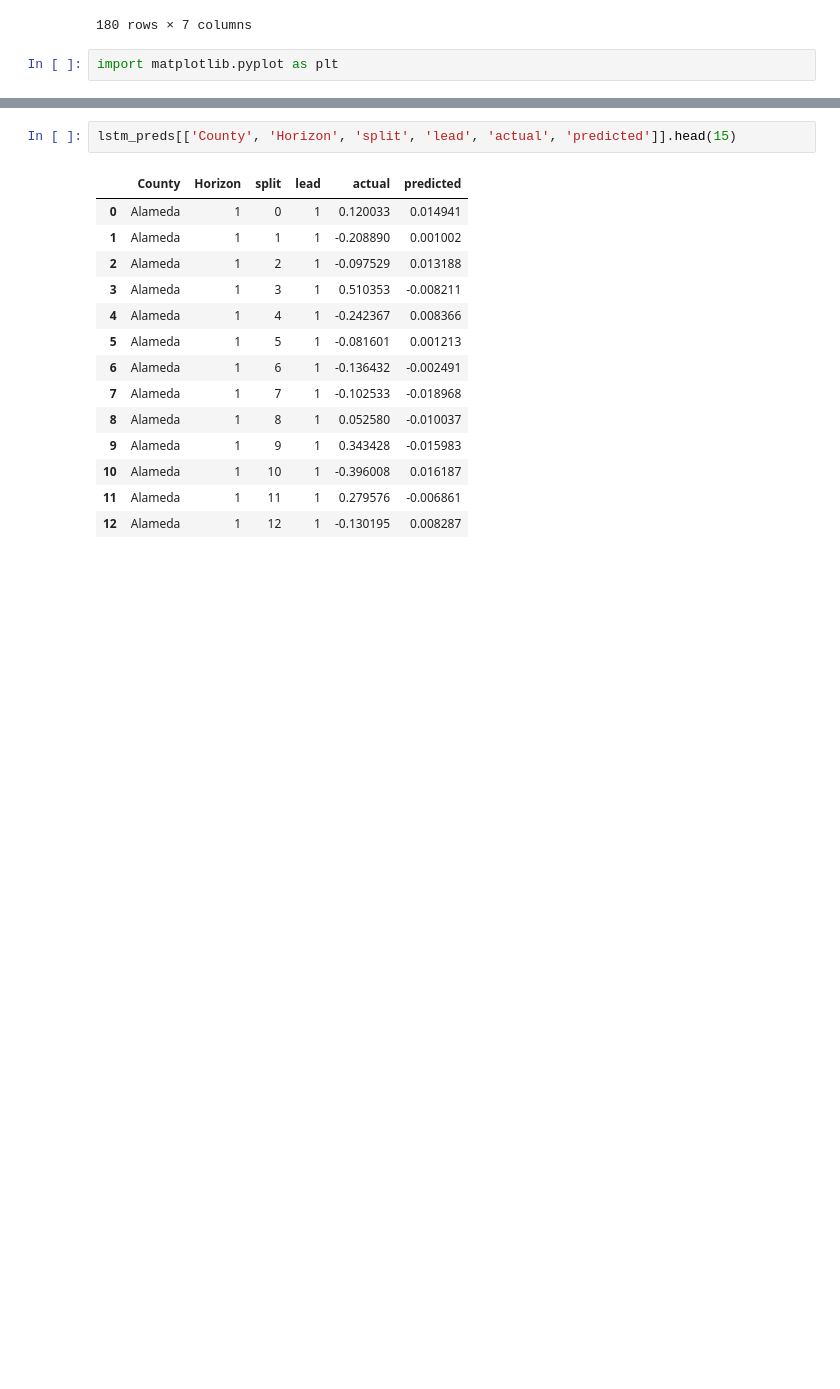
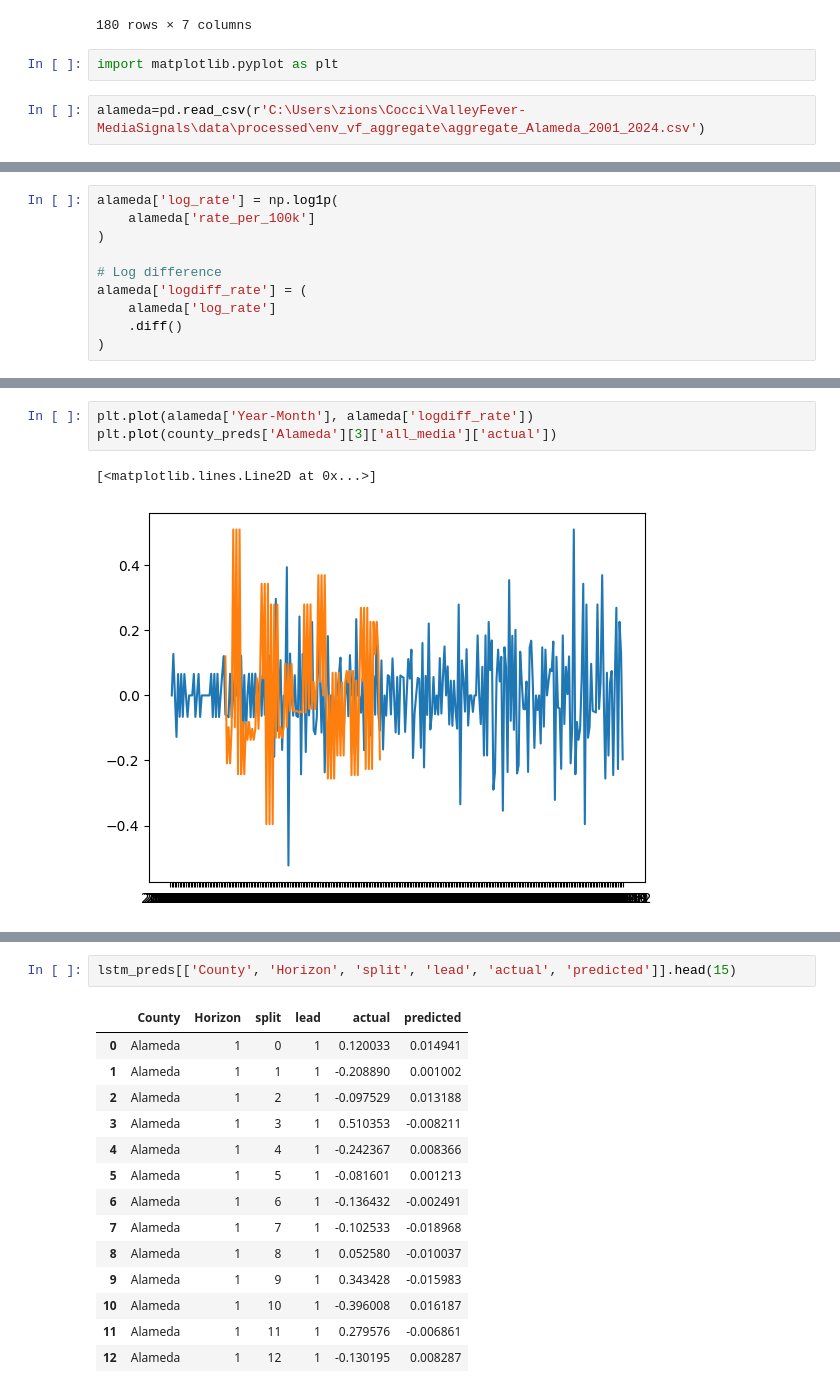
Before and after one commit to MBanuelos/ValleyFever-MediaSignals, a Jupyter notebook: notebooks/Media/Best_Models.ipynb, the cells around one changed output, grey strips where cells are left out. Cells and saved outputs as stored; diff of their text form; blank space fills up the shorter version.

```diff
--- a/notebooks/Media/Best_Models.ipynb
+++ b/notebooks/Media/Best_Models.ipynb
@@ -453,3 +453,5 @@ county_preds['Alameda'][6]['twitter']
 180 rows × 7 columns
 # %%
 import matplotlib.pyplot as plt
+# %%
+alameda=pd.read_csv(r'C:\Users\zions\Cocci\ValleyFever-MediaSignals\data\processed\env_vf_aggregate\aggregate_Alameda_2001_2024.csv')
@@ -455,0 +466,10 @@ import matplotlib.pyplot as plt
+# %%
+alameda['log_rate'] = np.log1p(
+    alameda['rate_per_100k']
+)
+
+# Log difference
+alameda['logdiff_rate'] = (
+    alameda['log_rate']
+    .diff()
+)
@@ -456 +485,7 @@ import matplotlib.pyplot as plt
+# %%
+plt.plot(alameda['Year-Month'], alameda['logdiff_rate'])
+plt.plot(county_preds['Alameda'][3]['all_media']['actual'])
+# %% [output]
+[<matplotlib.lines.Line2D at 0x...>]
+[figure, added]
 # %%
```
Also changed, not shown: parts of 4 cells of this notebook, 20 other files.
